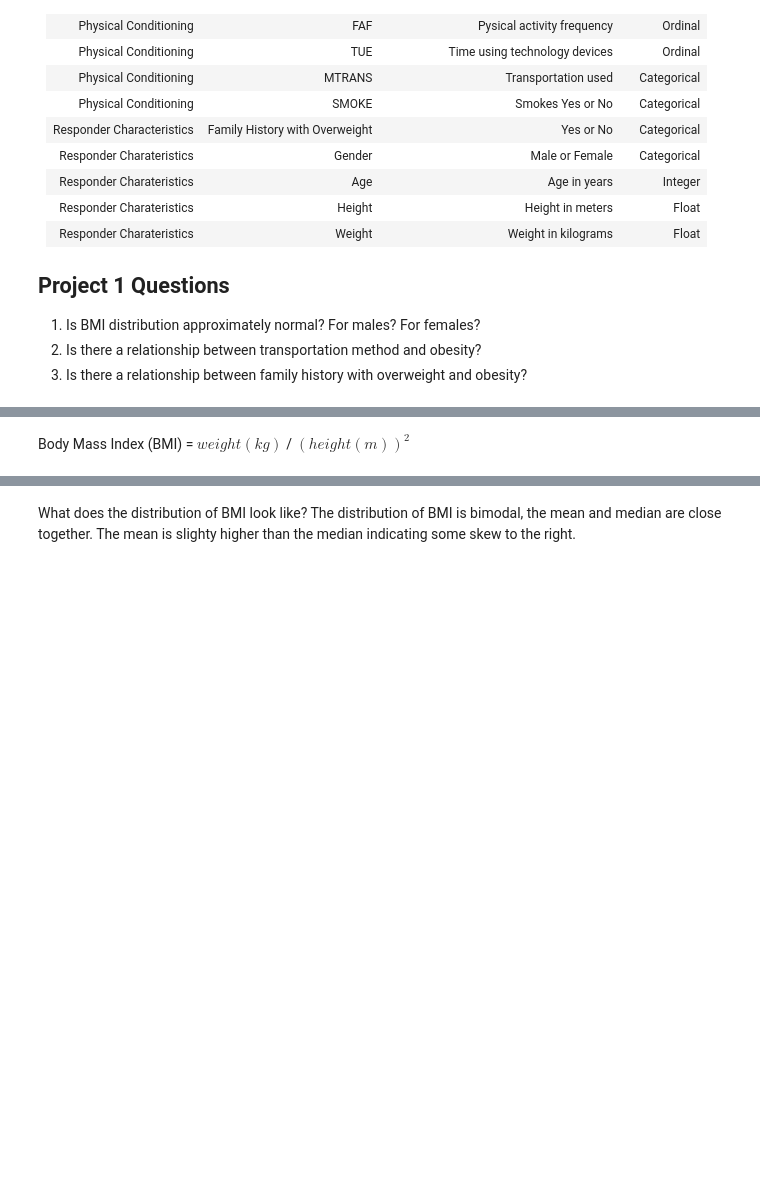
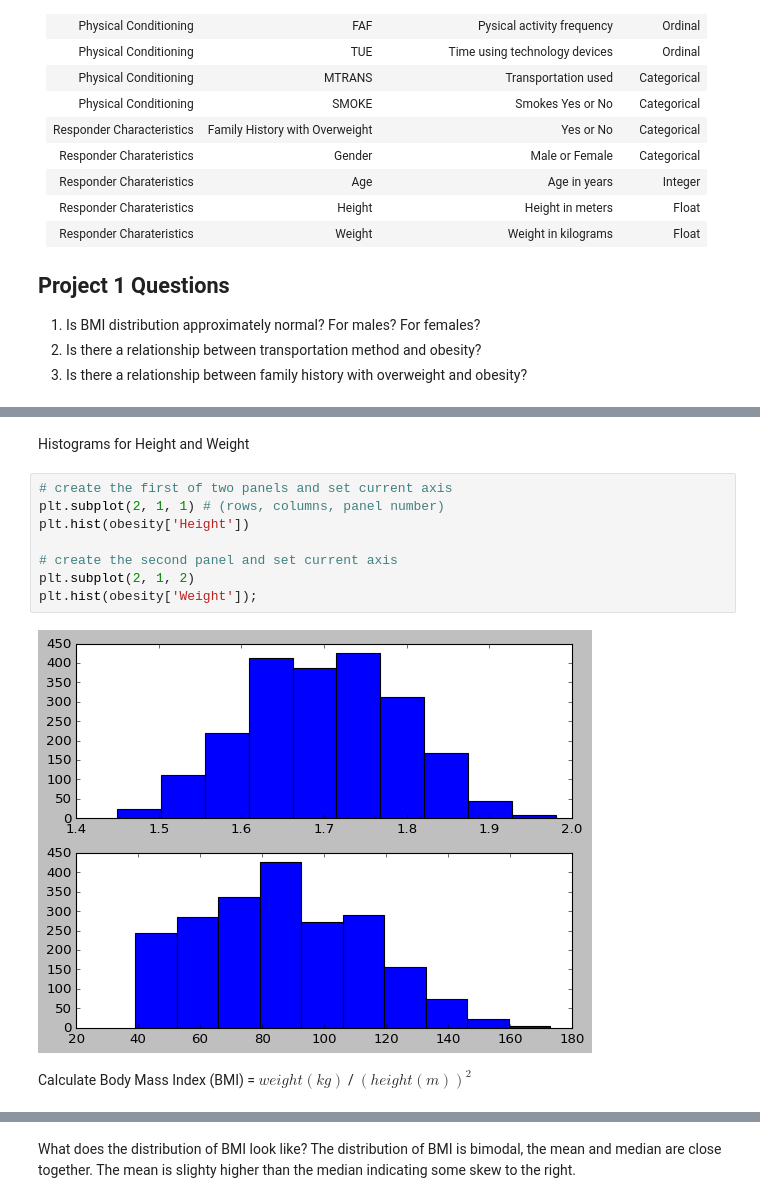
Before and after one commit to MCMacy/DataScienceClasses, a Jupyter notebook: Data201_Project1_Obesity.ipynb, the cells around one changed output, grey strips where cells are left out. Cells and saved outputs as stored; diff of their text form; blank space fills up the shorter version.

```diff
--- a/Data201_Project1_Obesity.ipynb
+++ b/Data201_Project1_Obesity.ipynb
@@ -74,2 +138,14 @@ o_data.head()
+# %% [markdown]
+Histograms for Height and Weight
+# %%
+# create the first of two panels and set current axis
+plt.subplot(2, 1, 1) # (rows, columns, panel number)
+plt.hist(obesity['Height'])
+
+# create the second panel and set current axis
+plt.subplot(2, 1, 2)
+plt.hist(obesity['Weight']);
+# %% [output]
+[figure, added]
 # %% [markdown]
-Body Mass Index (BMI) = $weight (kg)$ / $(height (m))^2$
+Calculate Body Mass Index (BMI) = $weight (kg)$ / $(height (m))^2$
```
Also changed, not shown: parts of 14 cells of this notebook.
